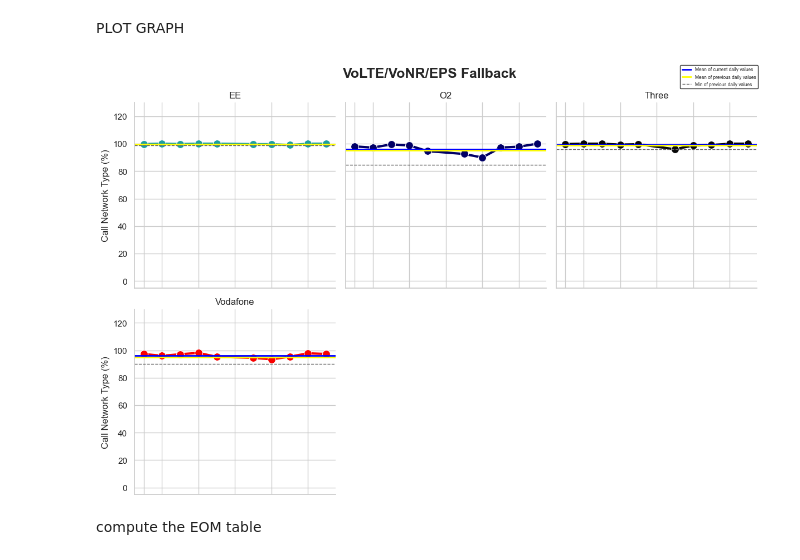
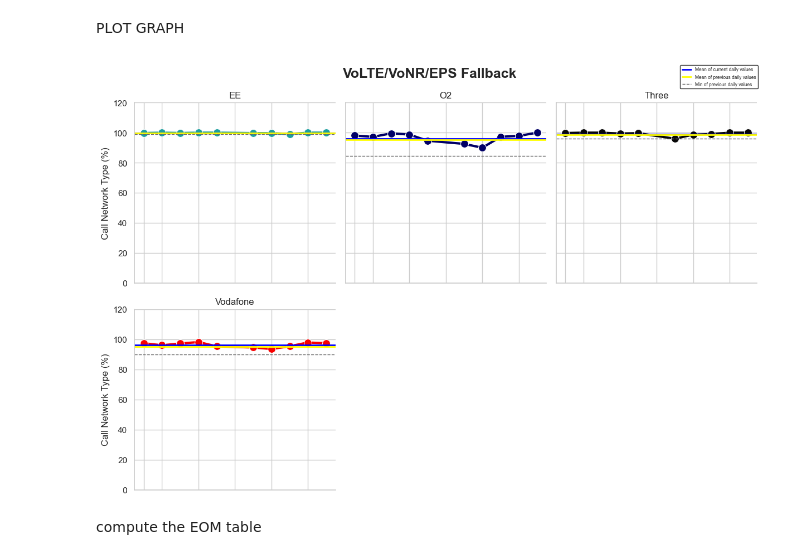
Before and after one commit to ookla-jennymassari/dq_reporting_test.py, a Jupyter notebook: dq_reporting_notebook.ipynb, the cells around one changed output. Drawn from its saved outputs; the diff is of its cells as text; code cells hidden in the pictures.

```diff
--- a/dq_reporting_notebook.ipynb
+++ b/dq_reporting_notebook.ipynb
@@ -930,38 +932,40 @@ g = sns.FacetGrid(
 
 g.map_dataframe(plot_with_fallback)
 
+max_value = volte_curr['volte_pct'].max()
+
 g.set_titles(col_template="{col_name}")
 g.set_axis_labels("", "Call Network Type (%)")
-g.set(ylim=(-5, 130))
+g.set(ylim=(0, max_value + 20))
 
 # Adjust the x-axis tick labels (dates)
 for ax in g.axes.flat:
     ax.tick_params(axis='x', labelsize=8)
     ax.set_xticklabels(ax.get_xticklabels(), rotation=45, ha="right")
 
 plt.subplots_adjust(top=0.9)
 g.fig.suptitle("VoLTE/VoNR/EPS Fallback", fontsize=18, fontweight="bold")
 
 
 # Create custom legend handles
 mean_curr_line = mlines.Line2D([], [], color='blue', linewidth=2, label='Mean of current daily values')
 mean_comp_line = mlines.Line2D([], [], color='yellow', linewidth=2, label='Mean of previous daily values')
 min_comp_line = mlines.Line2D([], [], color='#686868', linewidth=1, linestyle='dashed', label='Min of previous daily values')
 
 # Add to the figure legend (not individual subplots)
 g.add_legend()
 g.fig.legend(
     handles=[mean_curr_line, mean_comp_line, min_comp_line],
     loc='upper right',
     bbox_to_anchor=(0.99, 0.99),
     fontsize=6,
     frameon=True,
     edgecolor='black'
 )
 plt.tight_layout()
 plt.show()
 # %% [output]
-[figure, old version]
+[figure, new version]
 # %% [markdown]
 compute the EOM table
 # %%
```
Also changed, not shown: parts of 7 cells of this notebook.
